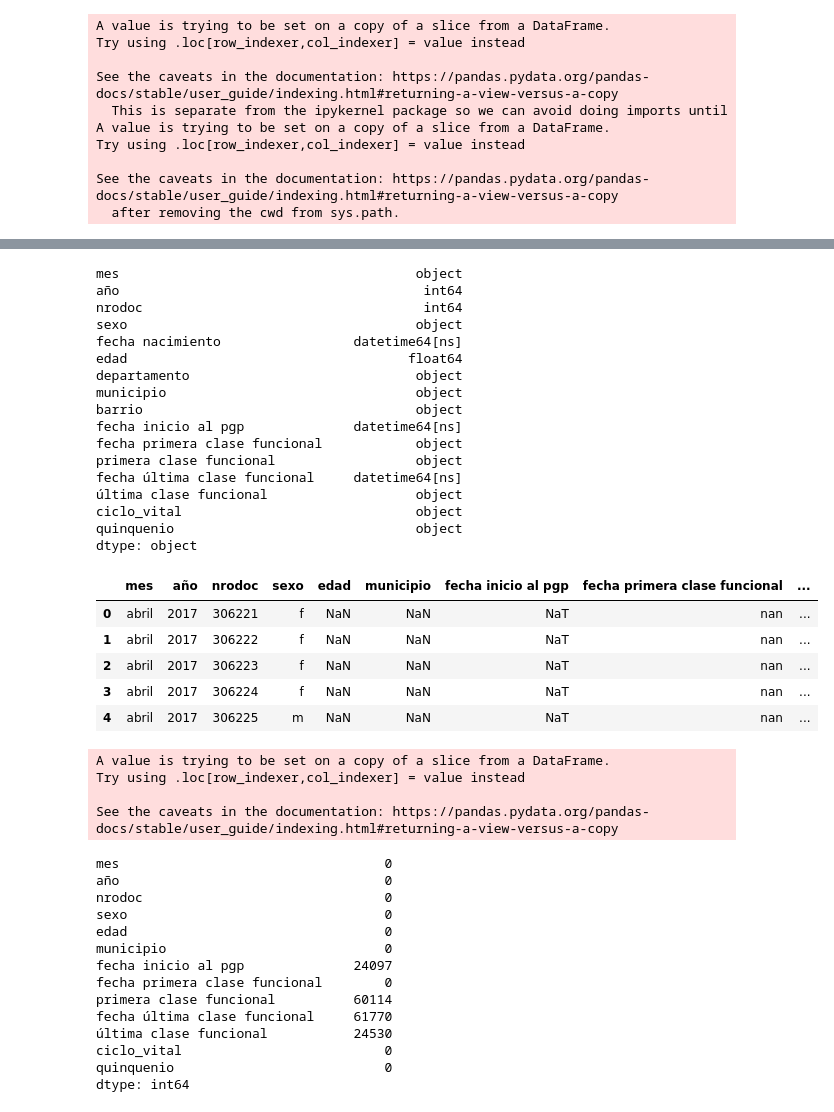
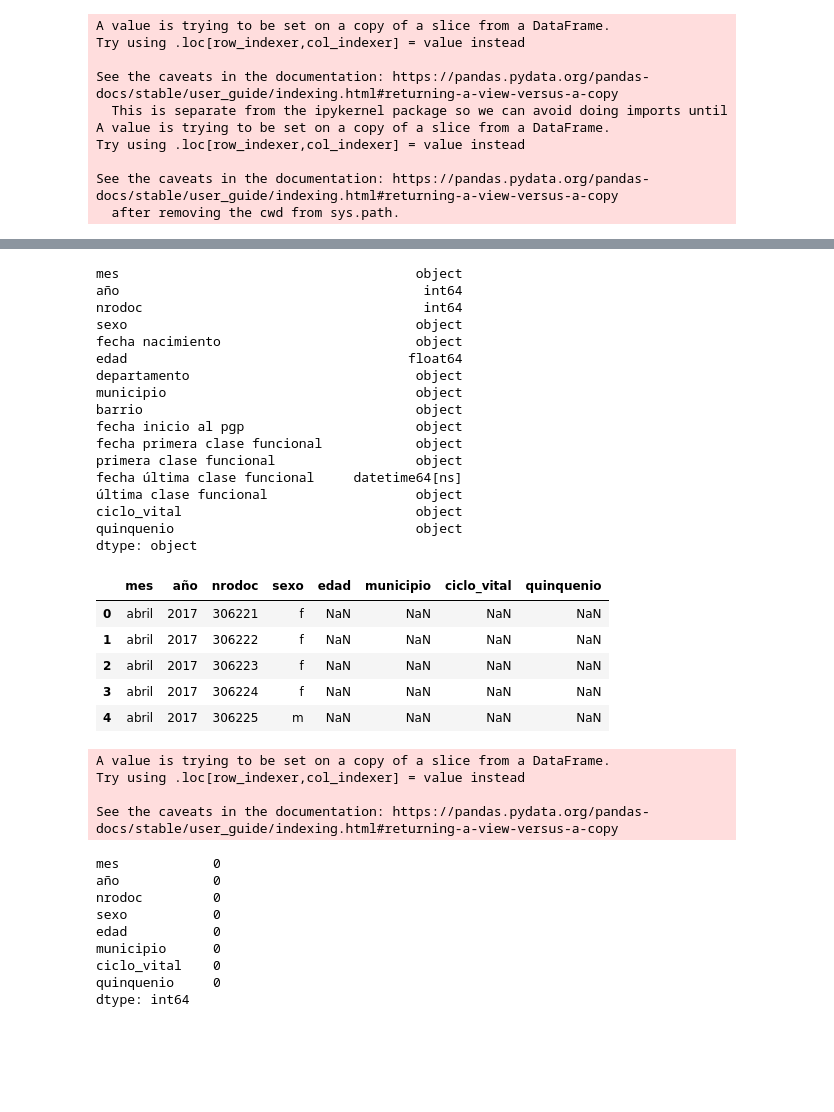
Before and after one commit to anaperez10/AnaliticaIII-Salud, a Jupyter notebook: Preprocesamiento_DataFrameUsuarios_.ipynb, the cells around one changed output, grey strips where cells are left out. Drawn from its saved outputs; the diff is of its cells as text; code cells hidden in the pictures; blank space fills up the shorter version.

```diff
--- a/Preprocesamiento_DataFrameUsuarios_.ipynb
+++ b/Preprocesamiento_DataFrameUsuarios_.ipynb
@@ -142,8 +142,3 @@ Try using .loc[row_indexer,col_indexer] = value instead
 
 See the caveats in the documentation: https://pandas.pydata.org/pandas-docs/stable/user_guide/indexing.html#returning-a-view-versus-a-copy
   after removing the cwd from sys.path.
-# %%
-#Modificar formato fecha
-#'fecha primera clase funcional'
-users1['fecha primera clase funcional'] = users1['fecha primera clase funcional'].apply(lambda x: str(x)[0:10])
-users1['fecha primera clase funcional'] = pd.to_datetime(users1['fecha primera clase funcional'])
@@ -157,5 +144,0 @@ ValueError: ignored
-# %%
-#Modificar formato fecha
-#'fecha inicio al pgp'
-users1['fecha inicio al pgp'] = users1['fecha inicio al pgp'].apply(lambda x: str(x)[0:10])
-users1['fecha inicio al pgp'] = pd.to_datetime(users1['fecha inicio al pgp'])
@@ -173,5 +144,0 @@ See the caveats in the documentation: https://pandas.pydata.org/pandas-docs/stab
-# %%
-#Modificar formato fecha
-#'fecha nacimiento'
-users1['fecha nacimiento'] = users1['fecha nacimiento'].apply(lambda x: str(x)[0:10])
-users1['fecha nacimiento'] = pd.to_datetime(users1['fecha nacimiento'])
@@ -194,12 +150,12 @@ mes                                      object
 año                                       int64
 nrodoc                                    int64
 sexo                                     object
-fecha nacimiento                 datetime64[ns]
+fecha nacimiento                         object
 edad                                    float64
 departamento                             object
 municipio                                object
 barrio                                   object
-fecha inicio al pgp              datetime64[ns]
+fecha inicio al pgp                      object
 fecha primera clase funcional            object
 primera clase funcional                  object
 fecha última clase funcional     datetime64[ns]
@@ -209,17 +165,15 @@ quinquenio                               object
 dtype: object
 # %%
 users2 = users1[['mes', 'año', 'nrodoc', 'sexo', 'edad',
-                 'municipio', 'fecha inicio al pgp','fecha primera clase funcional',
-                 'primera clase funcional','fecha última clase funcional',
-                 'última clase funcional','ciclo_vital','quinquenio']]
+                 'municipio','ciclo_vital','quinquenio']]
 users2.head(5)
 # %% [output]
-|  | mes | año | nrodoc | sexo | edad | municipio | fecha inicio al pgp | fecha primera clase funcional | ... |
-| 0 | abril | 2017 | 306221 | f | NaN | NaN | NaT | nan | ... |
-| 1 | abril | 2017 | 306222 | f | NaN | NaN | NaT | nan | ... |
-| 2 | abril | 2017 | 306223 | f | NaN | NaN | NaT | nan | ... |
-| 3 | abril | 2017 | 306224 | f | NaN | NaN | NaT | nan | ... |
-| 4 | abril | 2017 | 306225 | m | NaN | NaN | NaT | nan | ... |
+|  | mes | año | nrodoc | sexo | edad | municipio | ciclo_vital | quinquenio |
+| 0 | abril | 2017 | 306221 | f | NaN | NaN | NaN | NaN |
+| 1 | abril | 2017 | 306222 | f | NaN | NaN | NaN | NaN |
+| 2 | abril | 2017 | 306223 | f | NaN | NaN | NaN | NaN |
+| 3 | abril | 2017 | 306224 | f | NaN | NaN | NaN | NaN |
+| 4 | abril | 2017 | 306225 | m | NaN | NaN | NaN | NaN |
 # %%
 #Pasar los nulos de usuarios a sin información
 users2['municipio'] = users2['municipio'].replace(np.nan,'sin información')
@@ -238,17 +192,12 @@ users2['edad'] = users2['edad'] = users2['edad'].astype(int)
 #Verificar datos nulos
 users2.isnull().sum()
 # %% [output]
-mes                                  0
-año                                  0
-nrodoc                               0
-sexo                                 0
-edad                                 0
-municipio                            0
-fecha inicio al pgp              24097
-fecha primera clase funcional        0
-primera clase funcional          60114
-fecha última clase funcional     61770
-última clase funcional           24530
-ciclo_vital                          0
-quinquenio                           0
+mes            0
+año            0
+nrodoc         0
+sexo           0
+edad           0
+municipio      0
+ciclo_vital    0
+quinquenio     0
 dtype: int64
```
Also changed, not shown: parts of 3 cells of this notebook.
